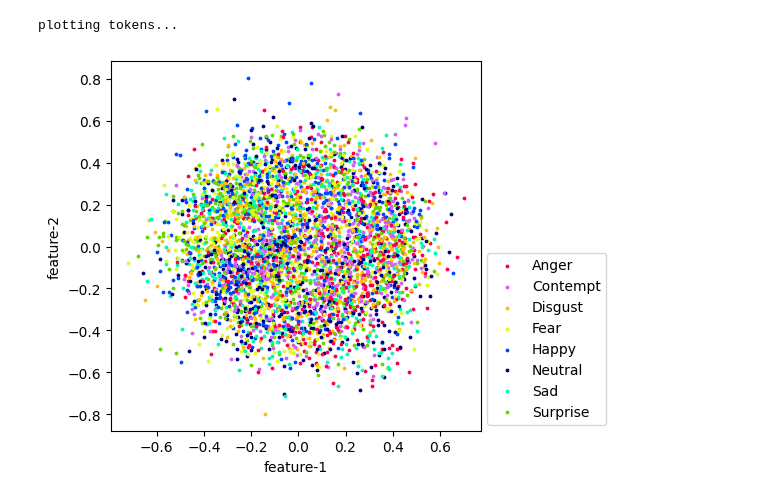
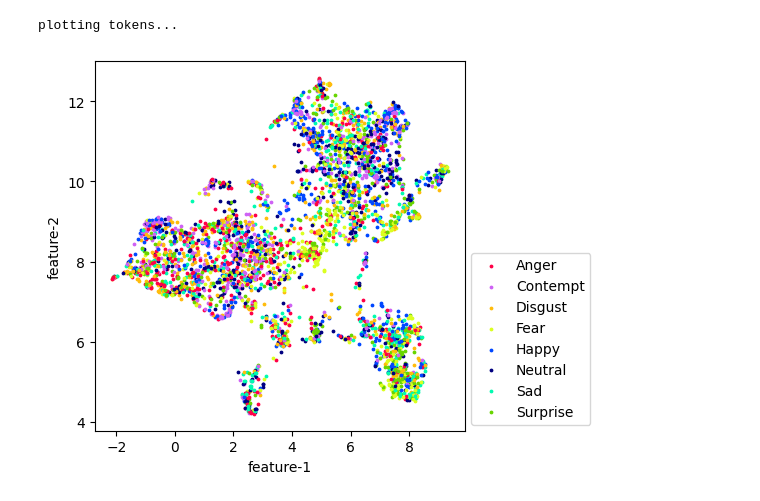
Before and after one commit to nRknpy/AffectNet-experiments, a Jupyter notebook: notebooks/non-train.ipynb, the cells around one changed output. Cells and saved outputs as stored; diff of their text form; code cells hidden in the pictures.

```diff
--- a/notebooks/non-train.ipynb
+++ b/notebooks/non-train.ipynb
@@ -38,10 +38,10 @@ features, labels = CLS_tokens(model.to(device), dataset, device)
 # %%
 from utils import exclude_id
 
 id2label, label2id = exclude_id([8,9,10])
-fig, legend = plot_tokens_category(features, labels, 20, id2label, 0, method='mds')
+fig, legend = plot_tokens_category(features, labels, 20, id2label, 0, method='umap')
 # %% [output]
 plotting tokens...
-[figure, old version]
+[figure, new version]
 # %%
 fig.savefig(os.path.join(
```
Also changed, not shown: parts of 2 cells of this notebook, 11 other files.
